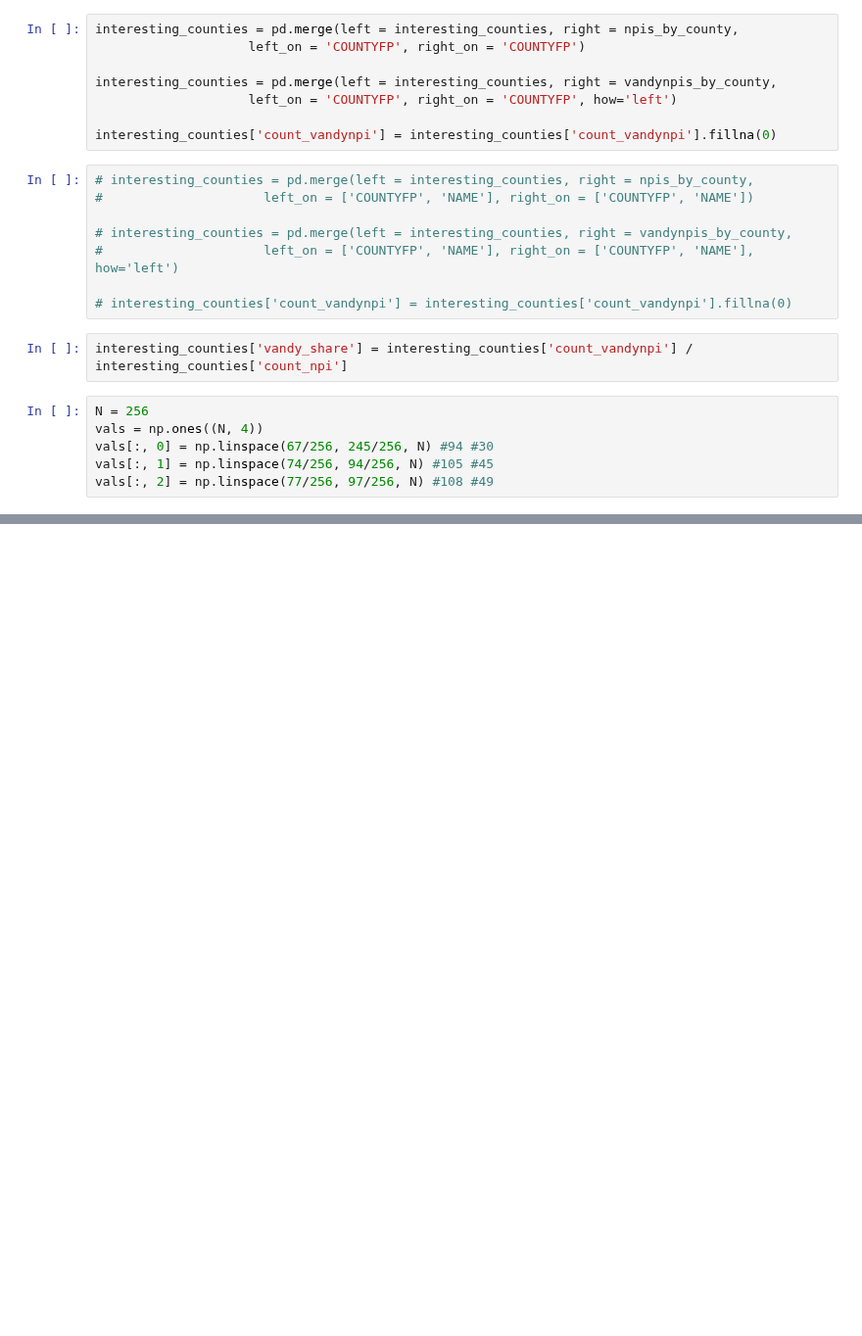
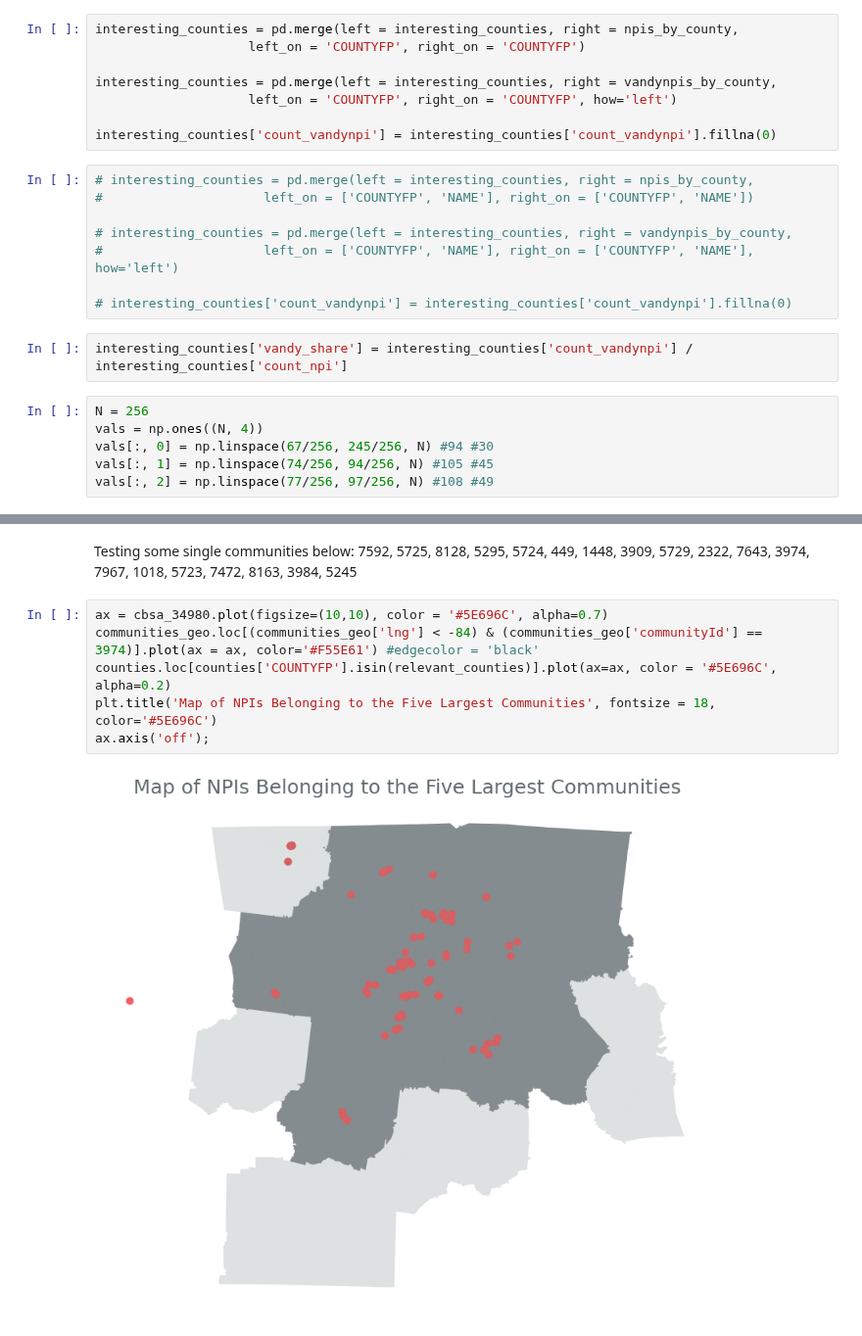
Before and after one commit to tomoumer/hop_team-the-hindenburgs, a Jupyter notebook: notebooks/mapping_communities.ipynb, the cells around one changed output, grey strips where cells are left out. Shown at 98% size. Saved outputs shown, nothing was run; the diff lists cells and outputs as text; blank space fills up the shorter version.

Commit message:
some tweaks additions and testing

```diff
--- a/notebooks/mapping_communities.ipynb
+++ b/notebooks/mapping_communities.ipynb
@@ -336,0 +340,11 @@ ax.axis('off');
+# %% [markdown]
+Testing some single communities below:
+7592, 5725, 8128, 5295, 5724,  449, 1448, 3909, 5729, 2322, 7643, 3974, 7967, 1018, 5723, 7472, 8163, 3984, 5245
+# %%
+ax = cbsa_34980.plot(figsize=(10,10), color = '#5E696C', alpha=0.7)
+communities_geo.loc[(communities_geo['lng'] < -84) & (communities_geo['communityId'] == 3974)].plot(ax = ax, color='#F55E61') #edgecolor = 'black'
+counties.loc[counties['COUNTYFP'].isin(relevant_counties)].plot(ax=ax, color = '#5E696C', alpha=0.2)
+plt.title('Map of NPIs Belonging to the Five Largest Communities', fontsize = 18, color='#5E696C')
+ax.axis('off');
+# %% [output]
+[figure, added]
```
Also changed, not shown: parts of 3 cells of this notebook, 1 other file.
